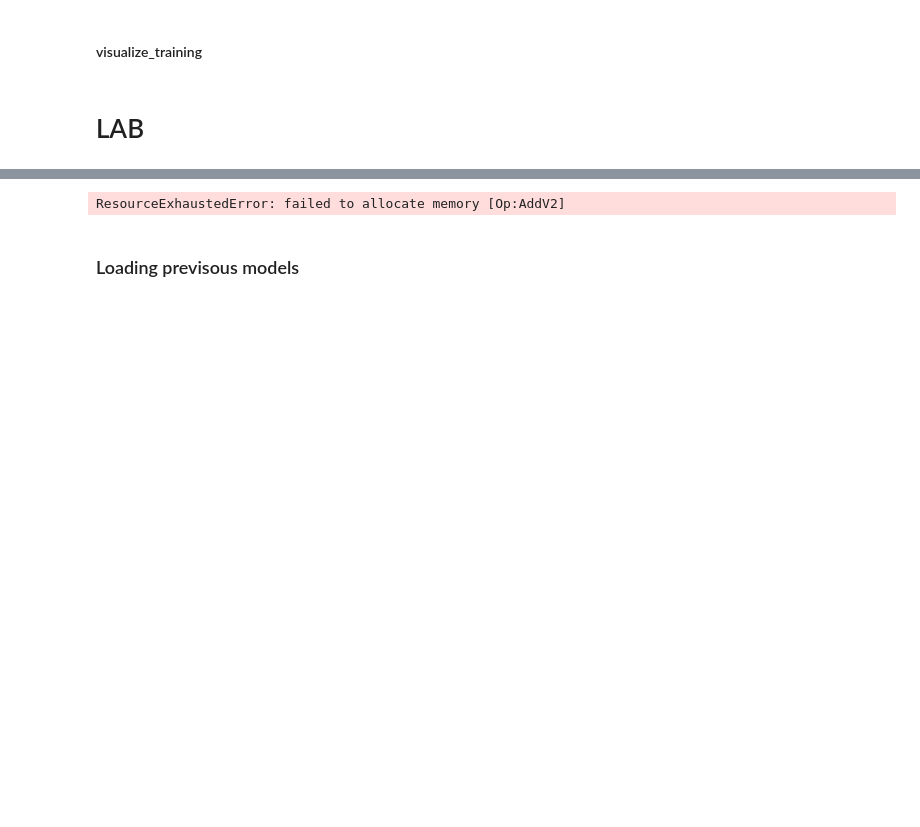
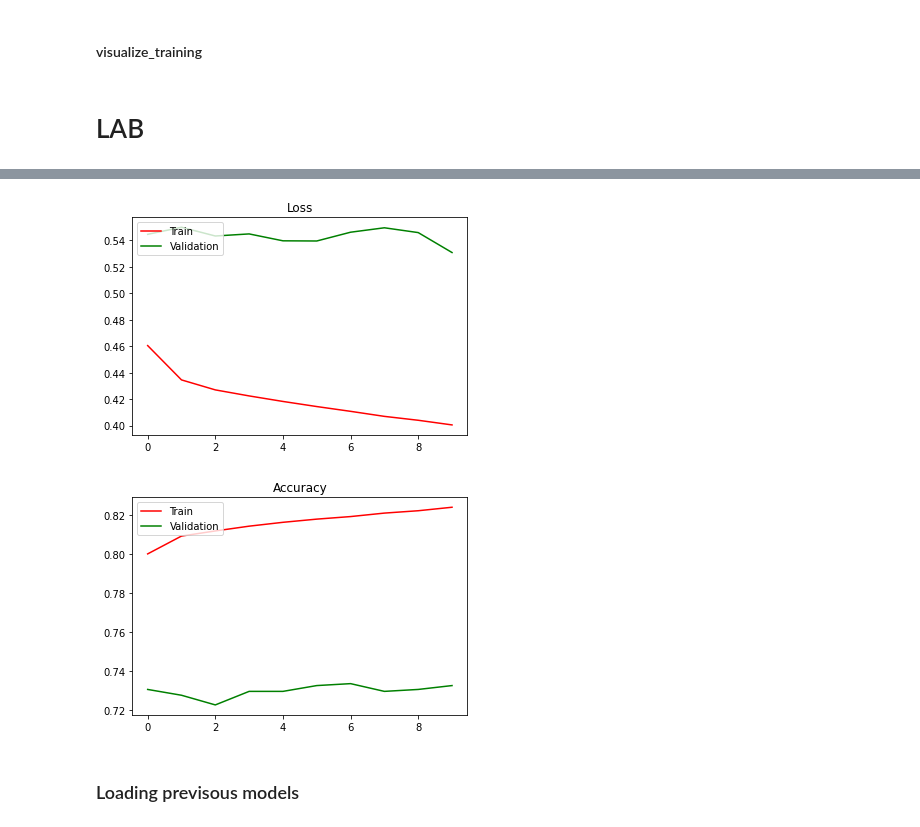
Before and after one commit to ArthurCbn/TIPE, a Jupyter notebook: TIPE_CNN.ipynb, the cells around one changed output, grey strips where cells are left out. Saved outputs shown, nothing was run; the diff lists cells and outputs as text; code cells hidden in the pictures; blank space fills up the shorter version.

```diff
--- a/TIPE_CNN.ipynb
+++ b/TIPE_CNN.ipynb
@@ -625,10 +664,10 @@ def visualize_training(history) :
 
     # Retrieve curves
     loss_curve = history["loss"]
-    acc_curve = history["accuracy"]
+    acc_curve = history["binary_accuracy"]
 
     loss_val_curve = history["val_loss"]
-    acc_val_curve = history["val_accuracy"]
+    acc_val_curve = history["val_binary_accuracy"]
 
     ### Plot the fig ###
 
@@ -650,5 +689,10 @@ def visualize_training(history) :
 # %% [markdown]
 # LAB
 # %%
-pretrained_extractor = tf.keras.applications.vgg16.VGG16(include_top=False, weights='imagenet', input_shape=(224,224,3))
+# Alexnet
+pretrained_extractor = tf.keras.models.load_model("pretrained_model/alexnet_pretrained.h5")
+
+# VGG16
+#pretrained_extractor = tf.keras.applications.vgg16.VGG16(include_top=False, weights='imagenet', input_shape=(224,224,3))
+
 classification_head = Classification_Head()
@@ -655,10 +701,12 @@ classification_head = Classification_Head()
 # %%
 class model(tf.keras.Model):
 
-    def __init__(self):
-        super(model, self).__init__()
+    def __init__(self, name):
+        super(model, self).__init__(name=name)
 
         self.base = pretrained_extractor
+        self.base.trainable = False
+
         self.classification = classification_head
 
         self.base.trainable = False
@@ -666,17 +714,17 @@ class model(tf.keras.Model):
     def call(self, x):
 
         x = tf.image.grayscale_to_rgb(x)
-        x = tf.reshape(x, shape=(-1,224,224,3))
+        x = tf.reshape(x, shape=(-1,3,224,224))
         x = self.base(x)
         x = self.classification(x)
 
         return x
 # %%
-model = model()
-compile(model, learning_rate)
+model = model(name="AlexNet")
+compiler(model, learning_rate)
 # %%
-history = train(model)
+history = model.fit(TrainingGenerator, batch_size=batch_size, epochs=epochs, validation_data=ValidationGenerator)
 
-save_training(history1)
-visualize_training(history1)
+save_training(history.history)
+visualize_training(history.history)
 # %% [output]
@@ -684,4 +751,5 @@ visualize_training(history1)
-ResourceExhaustedError: failed to allocate memory [Op:AddV2]
+[figure, added]
+[figure, added]
 # %% [markdown]
 ### Loading previsous models
 # %%
```
Also changed, not shown: parts of 13 cells of this notebook.
